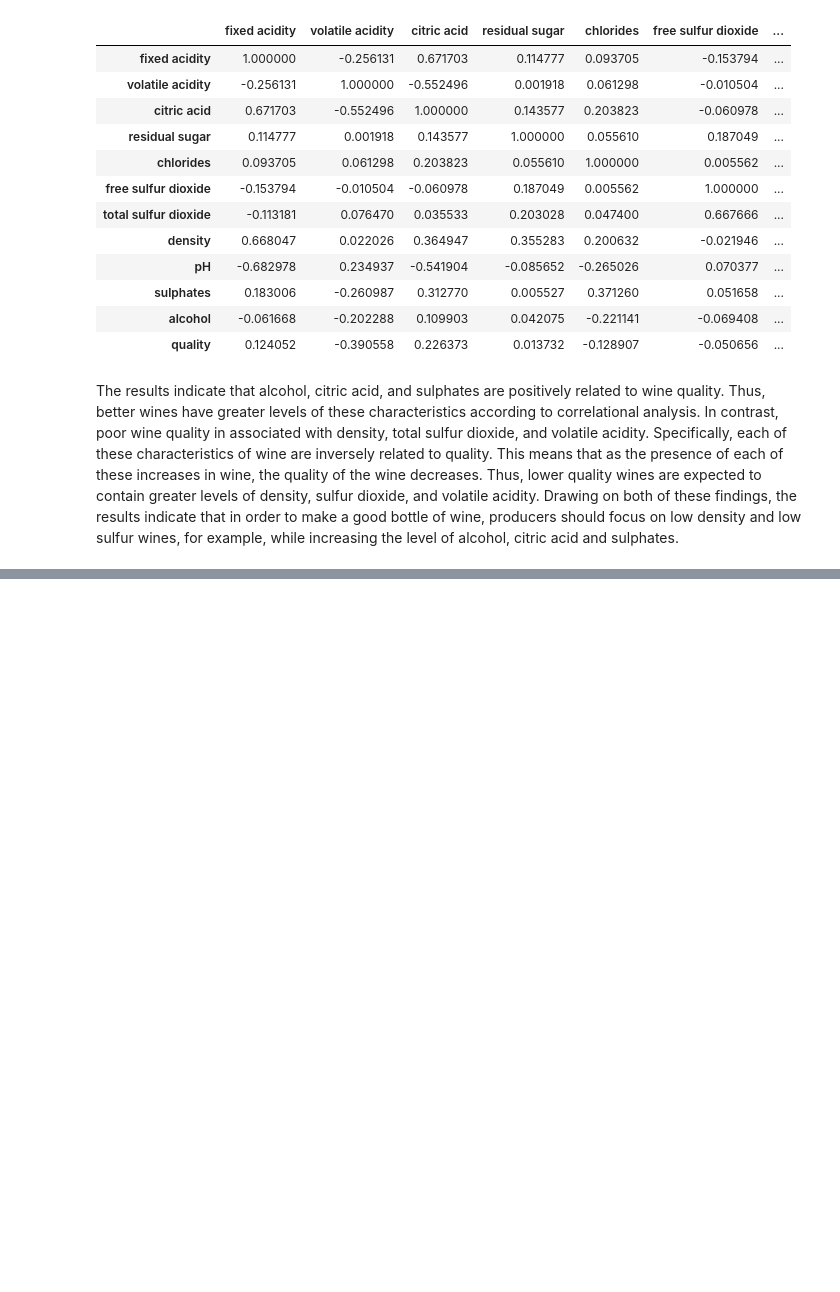
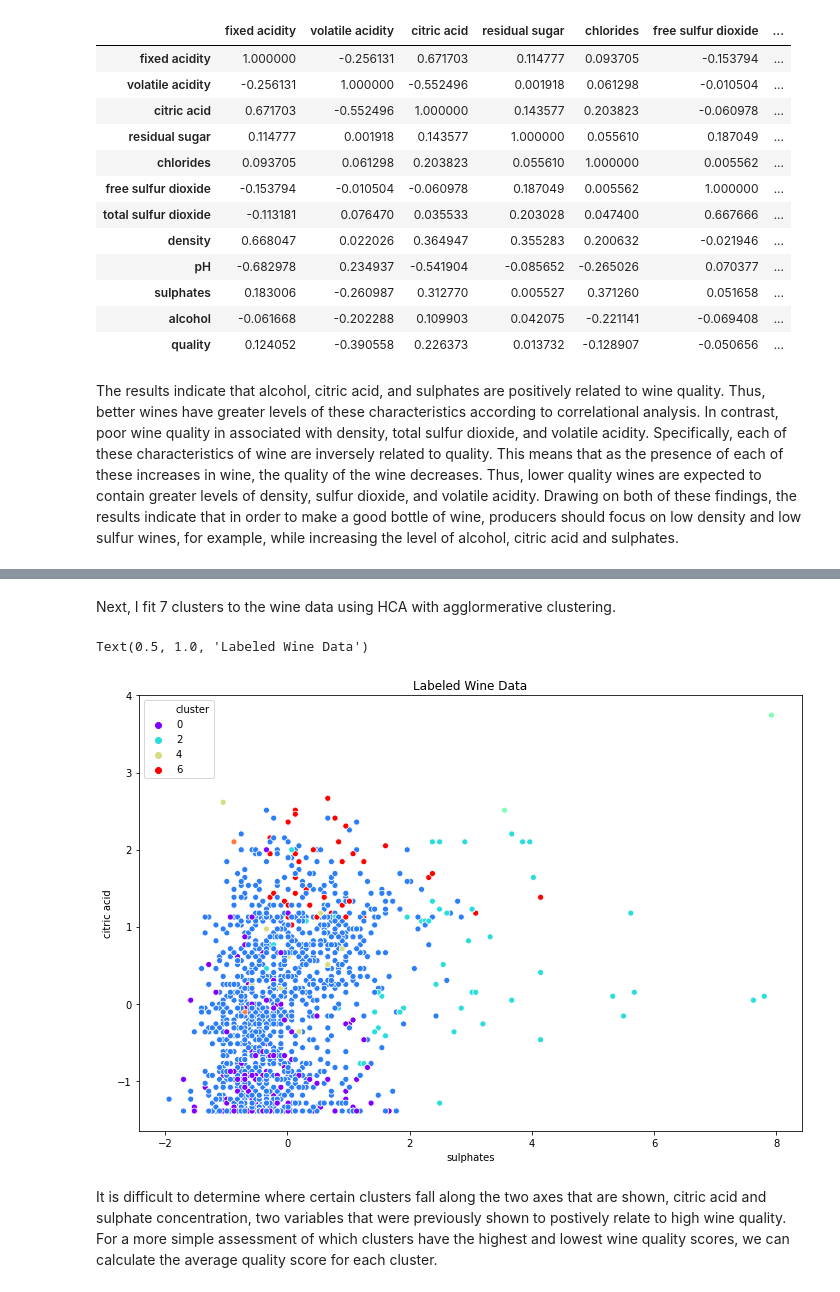
Before and after one commit to gzlupko/gr5073_ML, a Jupyter notebook: hw_assignments/hw3.ipynb, the cells around one changed output, grey strips where cells are left out. Drawn from its saved outputs; the diff is of its cells as text; code cells hidden in the pictures; blank space fills up the shorter version.

```diff
--- a/hw_assignments/hw3.ipynb
+++ b/hw_assignments/hw3.ipynb
@@ -236,0 +218,27 @@ hca_data.head()
+# %% [markdown]
+
+Next, I fit 7 clusters to the wine data using HCA with agglormerative clustering.
+# %%
+
+from sklearn.cluster import AgglomerativeClustering
+
+# initialize the model
+cluster = AgglomerativeClustering(n_clusters = 7, affinity = 'euclidean', linkage = 'complete')
+
+# fit the HCA model
+cluster.fit_predict(hca_data)
+
+# strore cluster labels into data set
+hca_data["cluster"] = cluster.labels_
+
+# plot the clusters along sample criteria
+sns.scatterplot(x = 'sulphates',
+y = 'citric acid',
+data = hca_data,
+hue = 'cluster',
+palette = 'rainbow').set_title('Labeled Wine Data')
+# %% [output]
+Text(0.5, 1.0, 'Labeled Wine Data')
+[figure, added]
+# %% [markdown]
+It is difficult to determine where certain clusters fall along the two axes that are shown, citric acid and sulphate concentration, two variables that were previously shown to postively relate to high wine quality. For a more simple assessment of which clusters have the highest and lowest wine quality scores, we can calculate the average quality score for each cluster.
```
Also changed, not shown: parts of 8 cells of this notebook.
